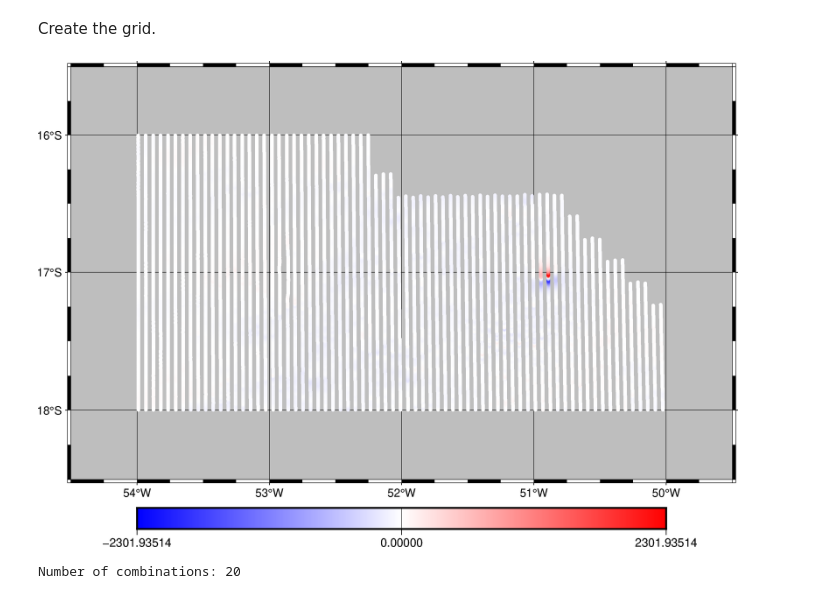
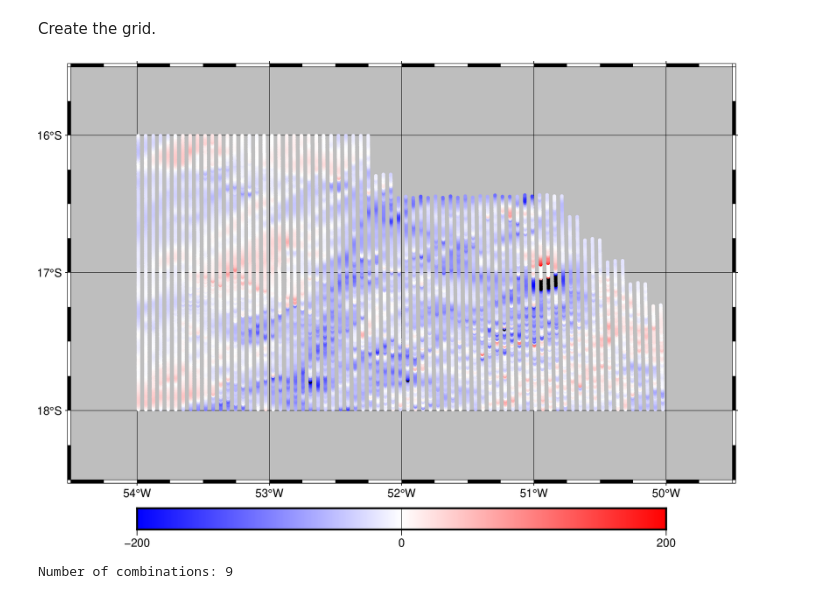
Before and after one commit to compgeolab/eqs-magnetic-spherical, a Jupyter notebook: code/05-different-data-resolution-fit.ipynb, the cells around one changed output. Saved outputs shown, nothing was run; the diff lists cells and outputs as text; code cells hidden in the pictures.

```diff
--- a/code/05-different-data-resolution-fit.ipynb
+++ b/code/05-different-data-resolution-fit.ipynb
@@ -83,5 +81,5 @@ fig.show(width=500)
 # %%
-reducer = vd.BlockReduce(reduction=np.median, spacing= 0.0023) #bock reduce used = 0.06 ,0.01, 0.0023
+reducer = vd.BlockReduce(reduction=np.median, spacing= 0.01) #bock reduce used = 0.06 ,0.01, 0.0023
 
 coordinates, mag= reducer.filter(
     (df.LONGITUDE, df.LATITUDE, df.GPSALT), df.MAGIGRF
@@ -293,38 +277,38 @@ grid_coord = bd.grid_coordinates((-56.8, -46.5, -25, -14), spacing= grid_spacing
 # %%
 fig = pygmt.Figure()
 
 fig.coast(
     region=[-54.5, -49.5, -18.5, -15.5],
     projection="M20c",
     frame="afg",
     land="gray"
 )
 
-scale = vd.maxabs(mag_cv)
+scale = 200
 pygmt.makecpt(cmap="polar+h", series=[-scale, scale])
 
 fig.plot(
     x=coordinates_cv[0],
     y=coordinates_cv[1],
     fill=mag_cv,
     style="c0.1c",
     cmap=True
 )
 
 fig.colorbar(position="JBC")
 fig.show(width=700)
 # %% [output]
-[figure, old version]
+[figure, new version]
 # %%
-dampings_shallow = [1e0,1e1,1e3,1e5,1e6]
-depths_shallow = [3e3, 5e3,7e3,9e3]
+dampings_shallow = [1e2,1e4, 1e6]
+depths_shallow = [6e3, 9e3, 12e3]
 parameter_sets_shallow = [
     dict(damping=combo[0], depth=combo[1])
     for combo in itertools.product(dampings_shallow, depths_shallow)
 ]
 print("Number of combinations:", len(parameter_sets_shallow))
 # %% [output]
-Number of combinations: 20
+Number of combinations: 9
 # %%
 %%time
 kfold = vd.BlockKFold(
```
Also changed, not shown: parts of 17 cells of this notebook, 18 other files.
